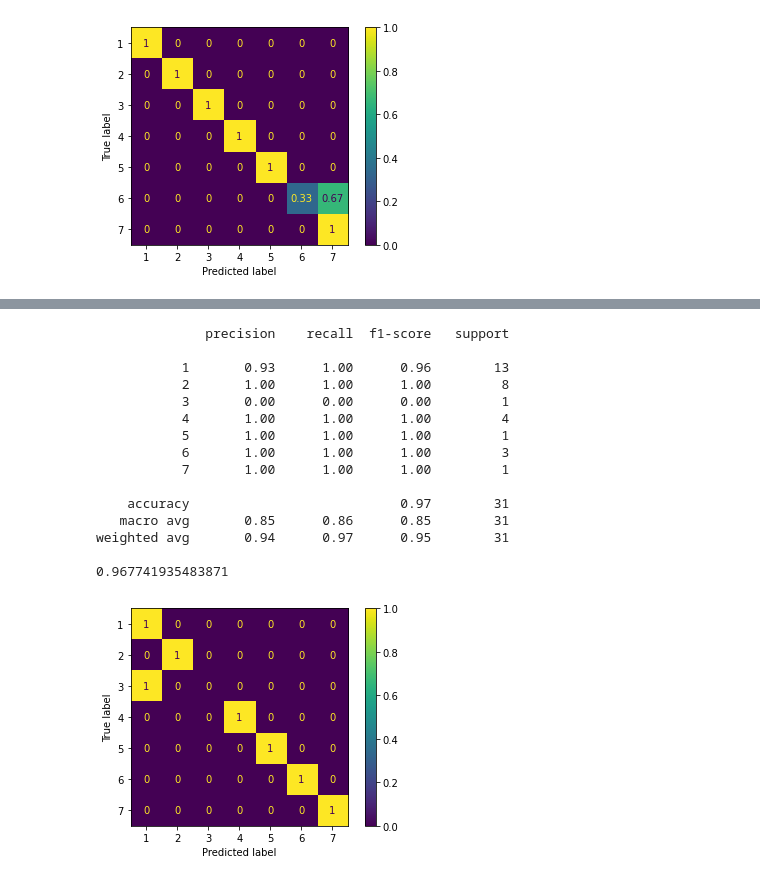
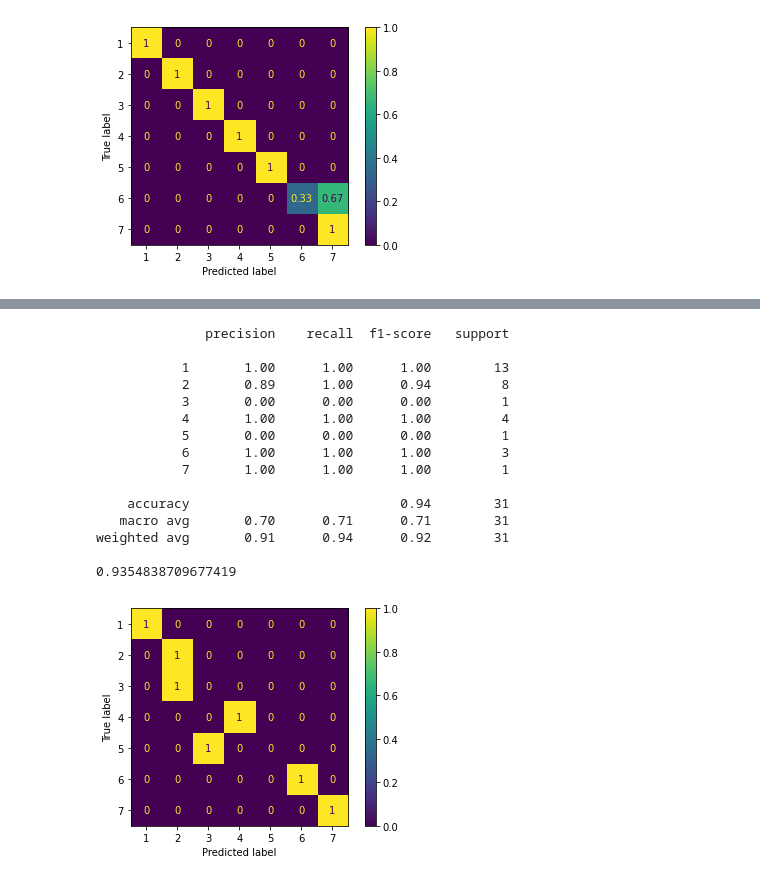
Before and after one commit to douglassesi/MachineLearning, a Jupyter notebook: Classificação/Zoo.ipynb, the cells around one changed output, grey strips where cells are left out. Cells and saved outputs as stored; diff of their text form; code cells hidden in the pictures.

```diff
--- a/Classificação/Zoo.ipynb
+++ b/Classificação/Zoo.ipynb
@@ -265,0 +258,8 @@ Classif_KNN = KNeighborsClassifier(n_neighbors=7)
+# %%
+weights = ['uniform', 'distance']
+n_neighbors = range(1,26)
+p = [1,2]
+# %%
+parameters_KNN = dict(classif_KNN__weights=weights,
+                  classif_KNN__n_neighbors=n_neighbors,
+                  classif_KNN__p=p)
@@ -266,2 +268,3 @@ Classif_KNN = KNeighborsClassifier(n_neighbors=7)
 # %%
-Classif_KNN.fit(X_train, y_train)
+KNN_GS = GridSearchCV(pipe_KNN, parameters_KNN)
+KNN_model = KNN_GS.fit(X_train, y_train)
@@ -272,2 +271,2 @@ KNeighborsClassifier(algorithm='auto', leaf_size=30, metric='minkowski',
 # %%
-y_pred_KNN = Classif_KNN.predict(X_test)
+y_pred_KNN = KNN_model.predict(X_test)
@@ -278,22 +287,22 @@ cm_KNN= confusion_matrix(y_test,y_pred)
 # %%
-plot_confusion_matrix(Classif_KNN, X_test, y_test, normalize = 'true')
+plot_confusion_matrix(KNN_model, X_test, y_test, normalize = 'true')
 
-print(classification_report(y_test, y_pred))
-print(metrics.accuracy_score(y_test, y_pred))
+print(classification_report(y_test, y_pred_KNN))
+print(metrics.accuracy_score(y_test, y_pred_KNN))
 # %% [output]
               precision    recall  f1-score   support
 
-           1       0.93      1.00      0.96        13
-           2       1.00      1.00      1.00         8
+           1       1.00      1.00      1.00        13
+           2       0.89      1.00      0.94         8
            3       0.00      0.00      0.00         1
            4       1.00      1.00      1.00         4
-           5       1.00      1.00      1.00         1
+           5       0.00      0.00      0.00         1
            6       1.00      1.00      1.00         3
            7       1.00      1.00      1.00         1
 
-    accuracy                           0.97        31
-   macro avg       0.85      0.86      0.85        31
-weighted avg       0.94      0.97      0.95        31
+    accuracy                           0.94        31
+   macro avg       0.70      0.71      0.71        31
+weighted avg       0.91      0.94      0.92        31
 
-0.967741935483871
+0.9354838709677419
-[figure, old version]
+[figure, new version]
```
Also changed, not shown: parts of 17 cells of this notebook.
